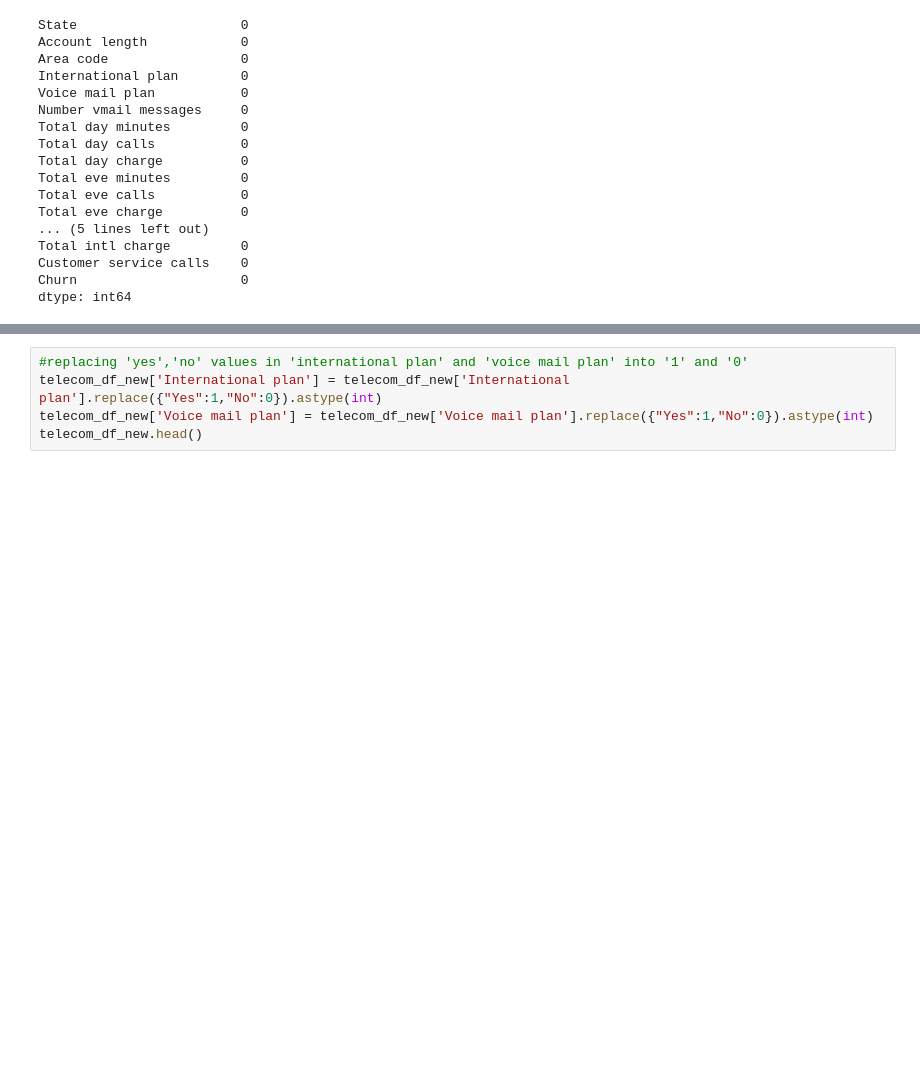
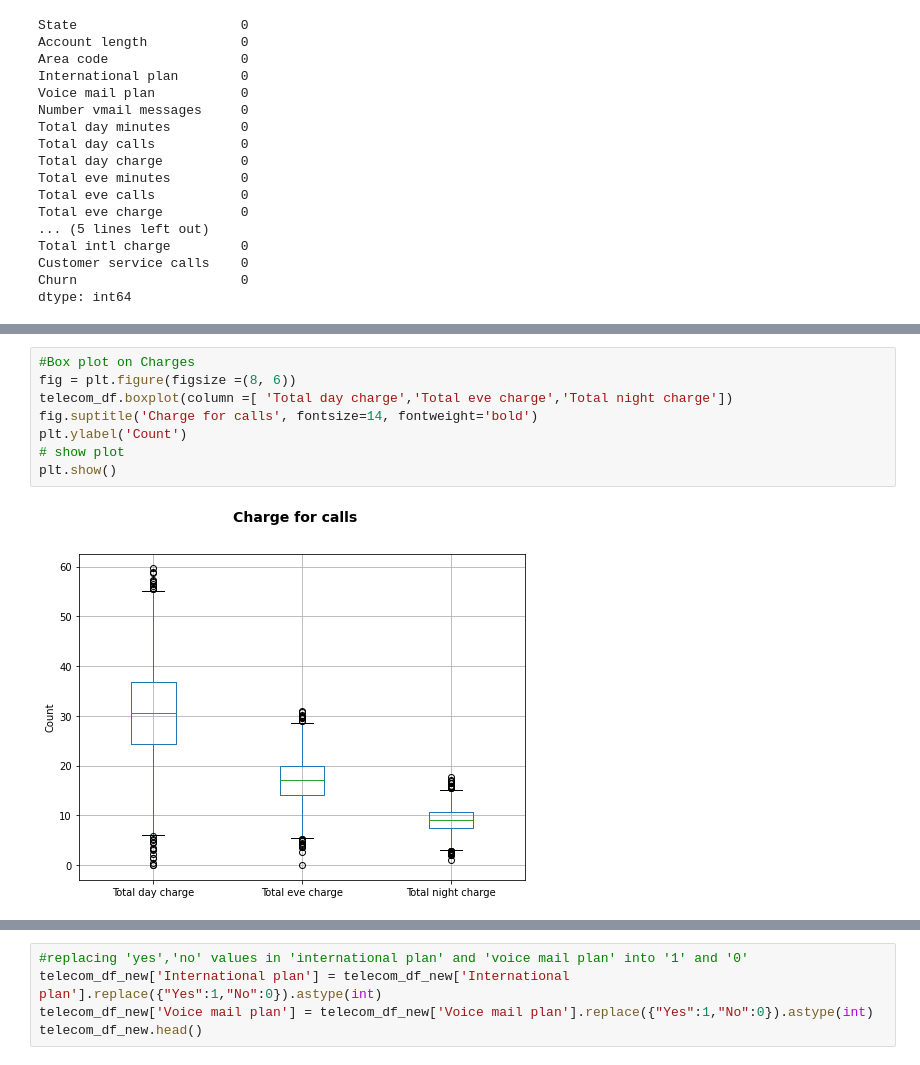
Before and after one commit to Bibhuti-MLAI/EDA-Project, a Jupyter notebook: Telecom_Churn_Analysis_Capstone_Project.ipynb, the cells around one changed output, grey strips where cells are left out. Cells and saved outputs as stored; diff of their text form; blank space fills up the shorter version.

```diff
--- a/Telecom_Churn_Analysis_Capstone_Project.ipynb
+++ b/Telecom_Churn_Analysis_Capstone_Project.ipynb
@@ -109,0 +184,10 @@ telecom_df_new.head()
+# %%
+#Box plot on Charges
+fig = plt.figure(figsize =(8, 6))
+telecom_df.boxplot(column =[ 'Total day charge','Total eve charge','Total night charge'])
+fig.suptitle('Charge for calls', fontsize=14, fontweight='bold')
+plt.ylabel('Count')
+# show plot
+plt.show()
+# %% [output]
+[figure, added]
```
Also changed, not shown: parts of 20 cells of this notebook.
